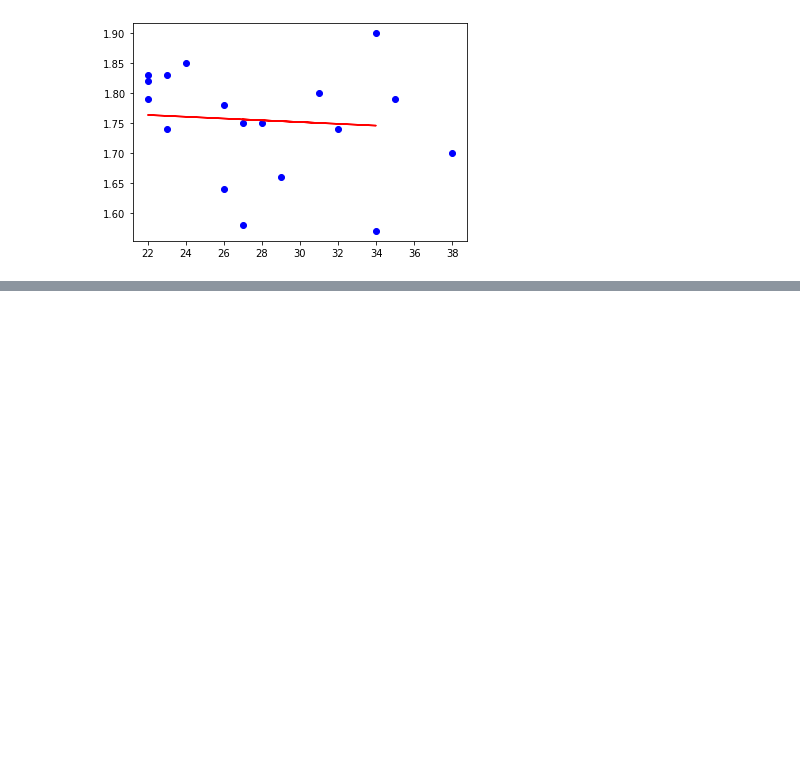
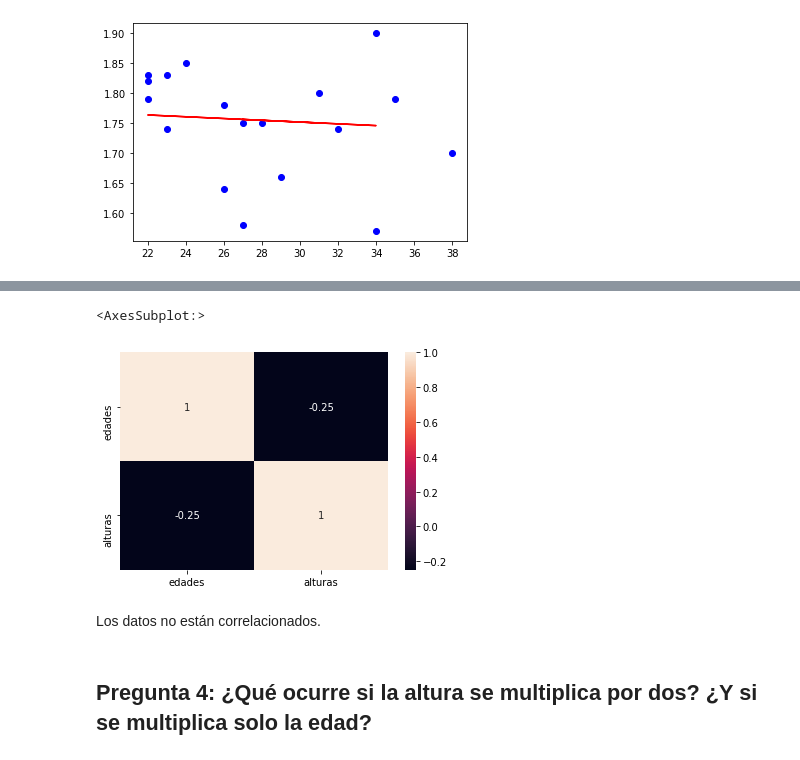
Before and after one commit to Mariacagi/curso_data_science, a Jupyter notebook: Bootcamp/Week_09/Day47/Exercises/height_weight.ipynb, the cells around one changed output, grey strips where cells are left out. Cells and saved outputs as stored; diff of their text form; code cells hidden in the pictures; blank space fills up the shorter version.

```diff
--- a/Bootcamp/Week_09/Day47/Exercises/height_weight.ipynb
+++ b/Bootcamp/Week_09/Day47/Exercises/height_weight.ipynb
@@ -57,0 +86,3 @@ plt.show()
+# %%
+dataframe = pd.DataFrame({"edades": lista_edad, "alturas": lista_altura})
+dataframe
@@ -57,0 +107,9 @@ plt.show()
+# %%
+sns.heatmap(dataframe.corr(), annot = True)
+# %% [output]
+<AxesSubplot:>
+[figure, added]
+# %% [markdown]
+Los datos no están correlacionados.
+# %% [markdown]
+## Pregunta 4: ¿Qué ocurre si la altura se multiplica por dos? ¿Y si se multiplica solo la edad?
```
Also changed, not shown: parts of 14 cells of this notebook, 20 other files.
